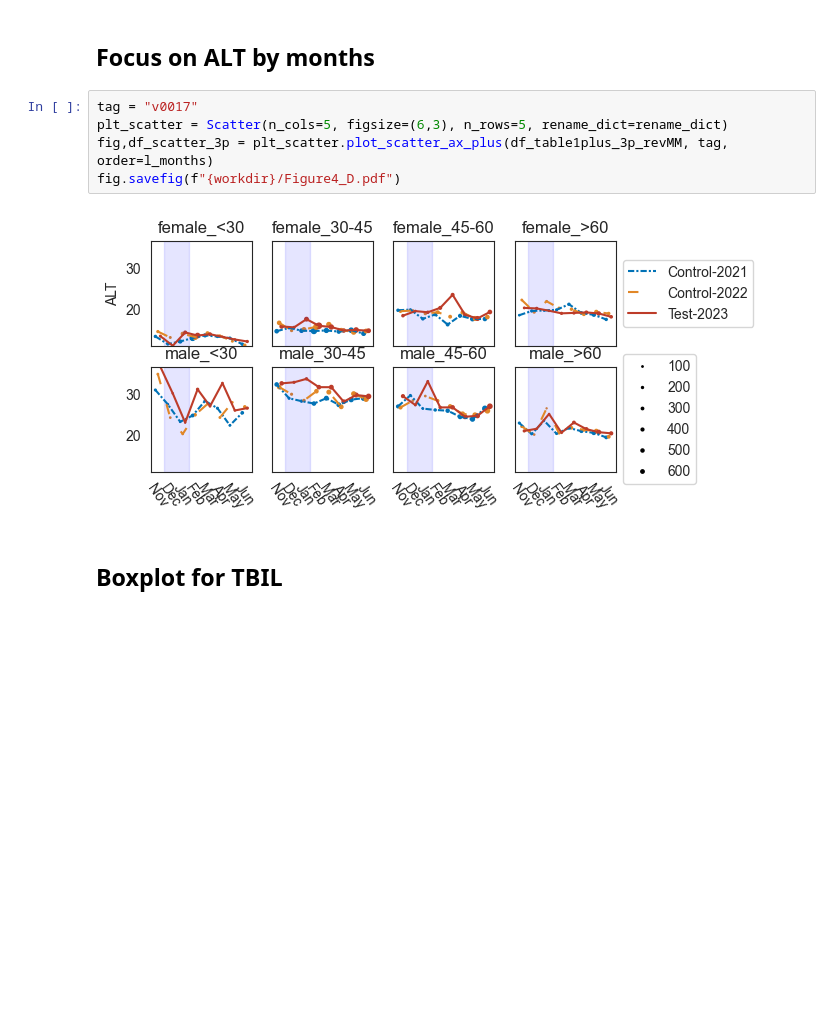
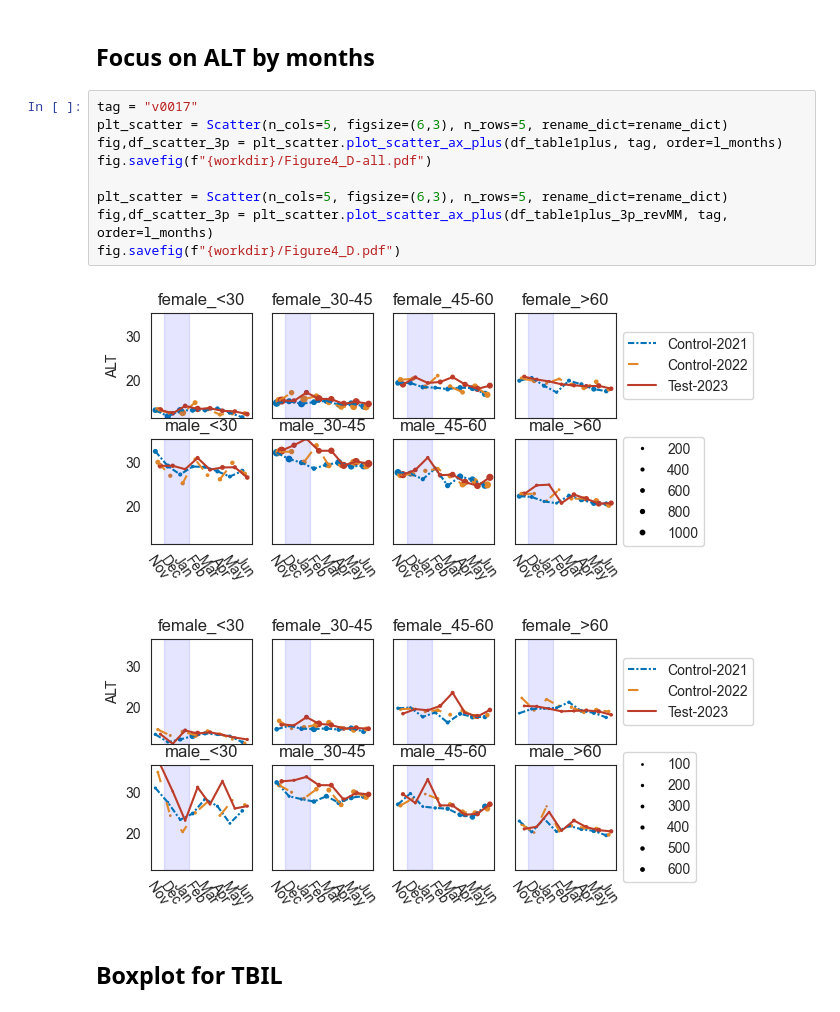
Before and after one commit to huboqiang/healthman, a Jupyter notebook: Figure4_liver.ipynb, the cells around one changed output. Saved outputs shown, nothing was run; the diff lists cells and outputs as text; blank space fills up the shorter version.

```diff
--- a/Figure4_liver.ipynb
+++ b/Figure4_liver.ipynb
@@ -63,10 +68,15 @@ df_res
 # %%
 tag = "v0017"
 plt_scatter = Scatter(n_cols=5, figsize=(6,3), n_rows=5, rename_dict=rename_dict)
+fig,df_scatter_3p = plt_scatter.plot_scatter_ax_plus(df_table1plus, tag, order=l_months)
+fig.savefig(f"{workdir}/Figure4_D-all.pdf")
+
+plt_scatter = Scatter(n_cols=5, figsize=(6,3), n_rows=5, rename_dict=rename_dict)
 fig,df_scatter_3p = plt_scatter.plot_scatter_ax_plus(df_table1plus_3p_revMM, tag, order=l_months)
 fig.savefig(f"{workdir}/Figure4_D.pdf")
 # %% [output]
-[figure, old version]
+[figure, new version]
+[figure, added]
 # %% [markdown]
 ## Boxplot for TBIL
 # %%
```
Also changed, not shown: parts of 2 cells of this notebook, 7 other files.
